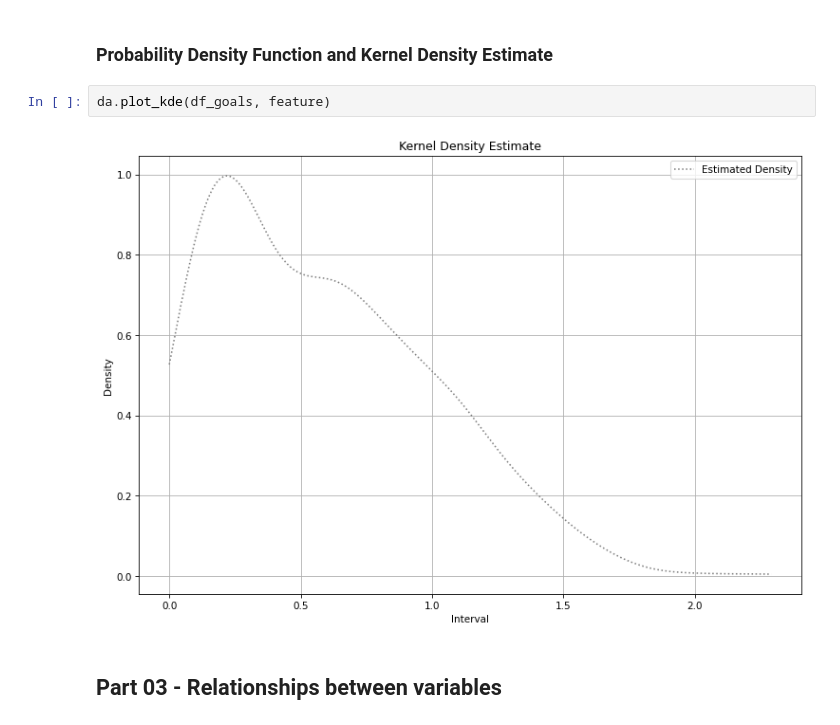
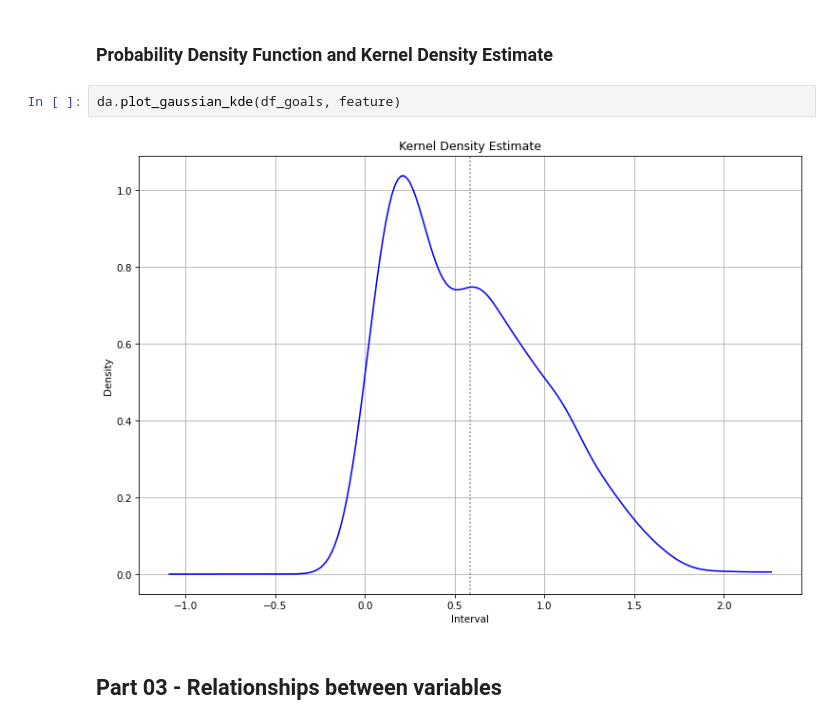
Before and after one commit to thedanicode24/moneypuck-data, a Jupyter notebook: skaters/goals.ipynb, the cells around one changed output. Cells and saved outputs as stored; diff of their text form.

```diff
--- a/skaters/goals.ipynb
+++ b/skaters/goals.ipynb
@@ -239,9 +242,9 @@ Quartile skewness: 0.07
 # %% [markdown]
 ### Probability Density Function and Kernel Density Estimate
 # %%
-da.plot_kde(df_goals, feature)
+da.plot_gaussian_kde(df_goals, feature)
 # %% [output]
-[figure, old version]
+[figure, new version]
 # %% [markdown]
 ## Part 03 - Relationships between variables
 # %% [markdown]
```
Also changed, not shown: parts of 16 cells of this notebook, 3 other files.
